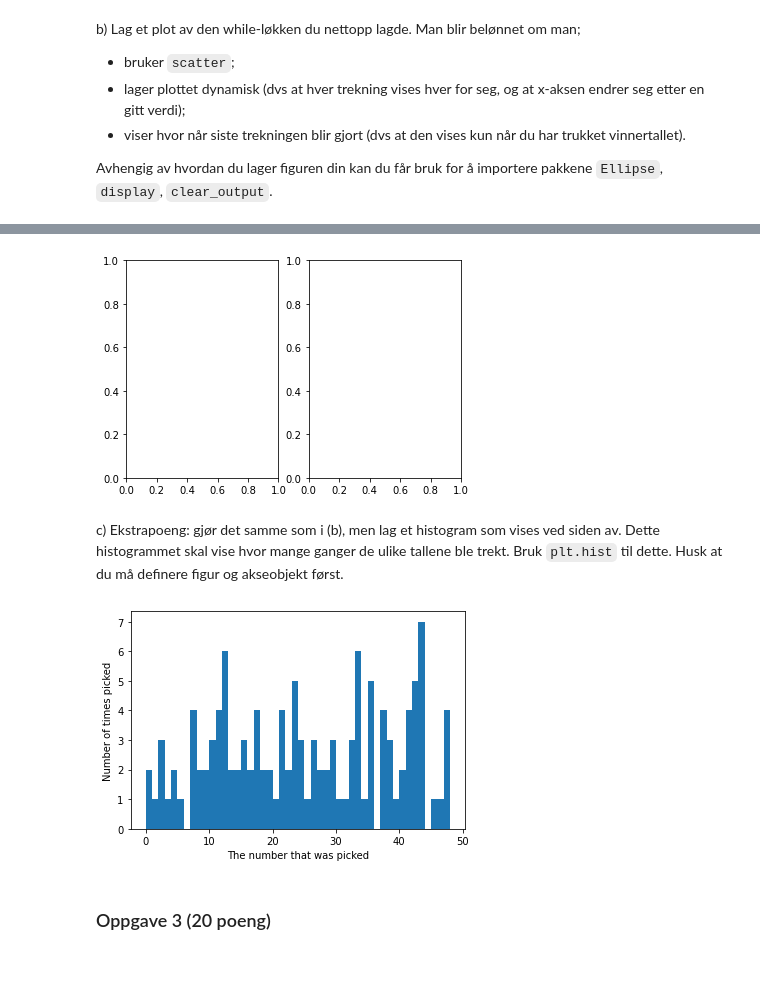
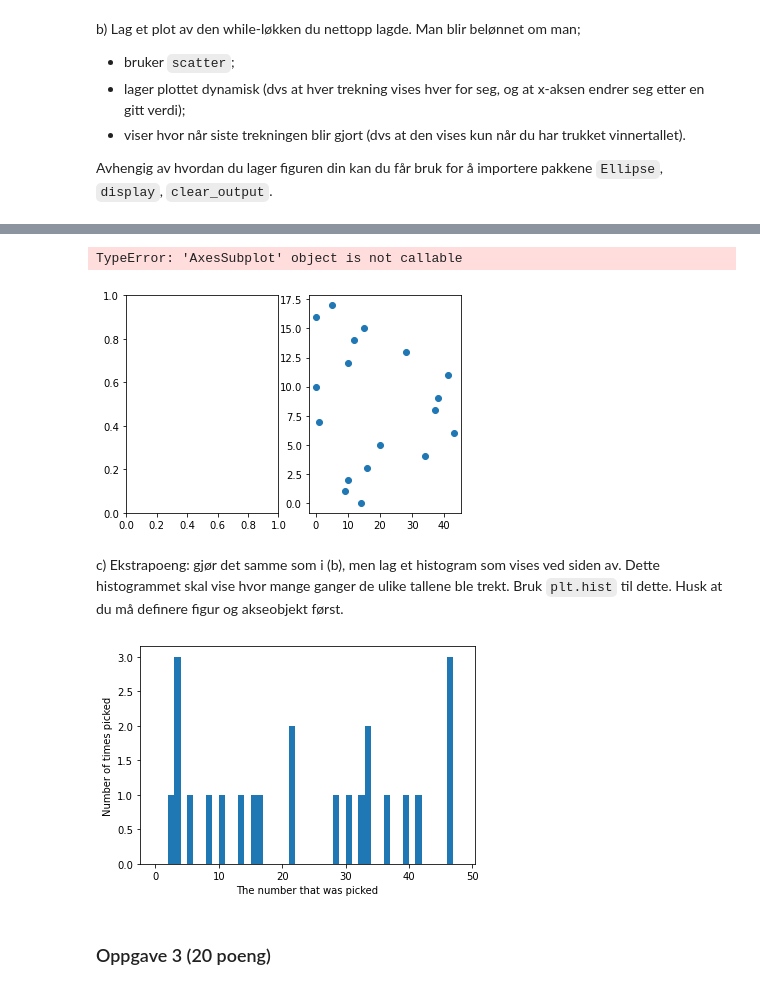
Before and after one commit to Danieljoha/Sok1003-mappeoppgave2, a Jupyter notebook: Mappe 2_oppgaver.ipynb, the cells around one changed output, grey strips where cells are left out. Saved outputs shown, nothing was run; the diff lists cells and outputs as text; code cells hidden in the pictures.

```diff
--- a/Mappe 2_oppgaver.ipynb
+++ b/Mappe 2_oppgaver.ipynb
@@ -152,9 +153,69 @@ NameError: name 'np' is not defined
 # %%
-fig,(histplot, scatterplot) =plt.subplots(1, 2)
+
+def lottob(guess, maxnumber):
+    if 0 <= guess <= maxnumber:
+        loop = True
+        picklist = []
+        while loop:
+            pick = np.random.randint(maxnumber)
+            if pick == guess:
+                picklist.append(pick)
+                loop = False
+                ylist = [i for i in range(len(picklist))]
+                scatterplot = plt.scatter(picklist, ylist)
+                scatter(pick, ylist[-1], color='red') #går på slutten av Ylisten for å hente siste verdi for rød dott
+                plt.xlabel('The number that was picked')  #labels
+                plt.ylabel('Pick order starting from zero')
+                print(f"It took {len(picklist)} tries")  #fprint med lengden på listen for mengde forsøk
+                if len(picklist) <= 50:    #setter inn grid for antall forsøk som er under 50 for bedre visualisering
+                    plt.xticks(picklist)
+                    plt.grid(axis='x')
+                plt.show() #viser grid
+
+            else:
+                picklist.append(pick)
+    else:
+        print(f'Please guess up to {maxnumber}')
+
+
+def lottoc(guess, maxnumber):
+    if 0 <= guess <= maxnumber:
+        loop = True
+        picklist = []
+        while loop:
+            pick = np.random.randint(maxnumber)
+            if pick == guess:
+                picklist.append(pick)
+                picklist.sort()
+                loop = False
+                ylist = [i for i in range(picklist[-1])]
+                histplot = plt.hist(picklist, ylist)
+                plt.xlabel('The number that was picked')
+                plt.ylabel('Number of times picked')
+                plt.show()
+            else:
+                picklist.append(pick)
+    else:
+        print(f'Please guess up to {maxnumber}')
+
+
+fig,(ax1, ax2) = plt.subplots(1, 2)
+
+lottob(5, 50)
+lottoc(5, 50)
+ax1.plot(scatter(pick, ylist[-1], color='red'))
+ax2.plot(histplot(picklist, ylist))
+fig
+
+
+
+
+
 #vi må fikse noe her
 #good luck harald
 # %% [output]
+TypeError: 'AxesSubplot' object is not callable
-[figure, old version]
+[figure, new version]
 # %% [markdown]
 c) Ekstrapoeng: gjør det samme som i (b), men lag et histogram som vises ved siden av. Dette histogrammet skal vise hvor mange ganger de ulike tallene ble trekt. Bruk `plt.hist` til dette. Husk at du må definere figur og akseobjekt først.
 # %%
@@ -180,7 +241,7 @@ def lottoc(guess, maxnumber):
 
 lottoc(5, 50)
 # %% [output]
-[figure, old version]
+[figure, new version]
 # %% [markdown]
 ### Oppgave 3 (20 poeng)
 # %% [markdown]
```
Also changed, not shown: parts of 17 cells of this notebook.
